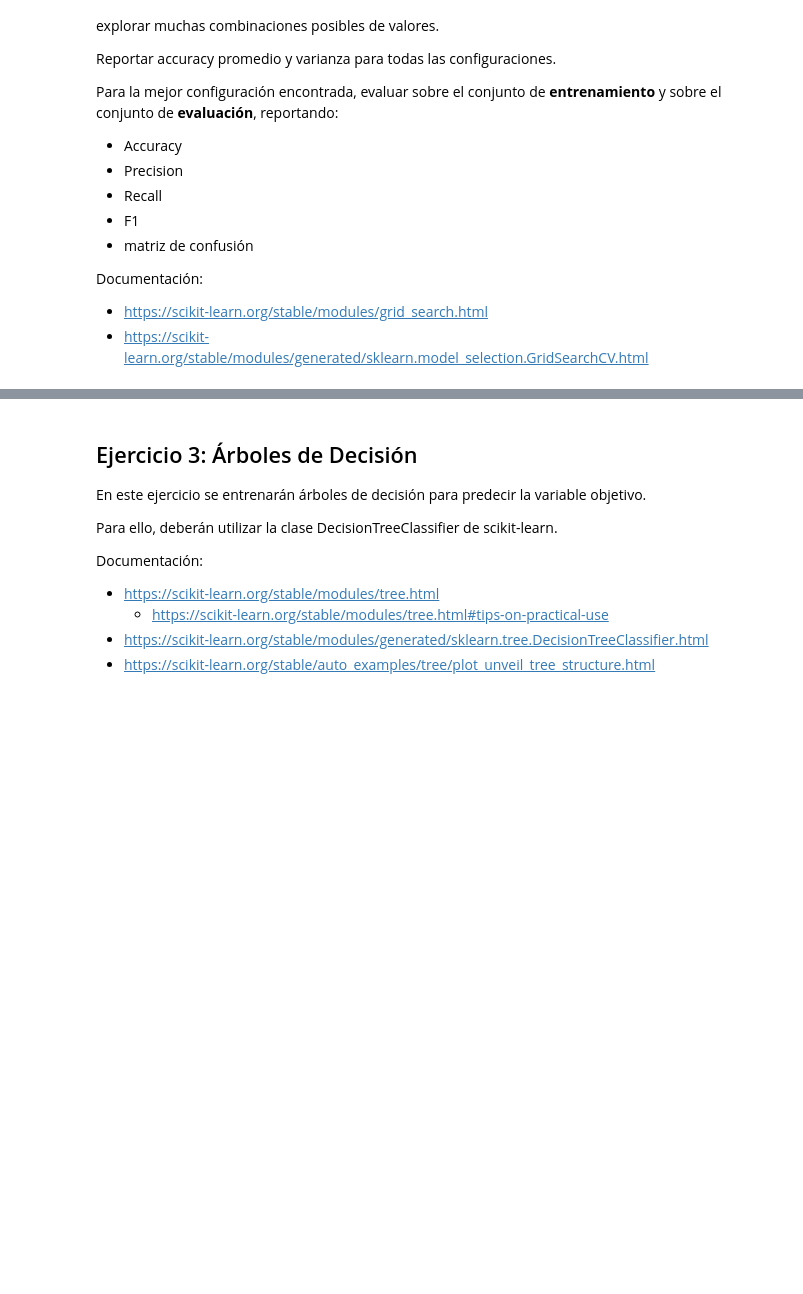
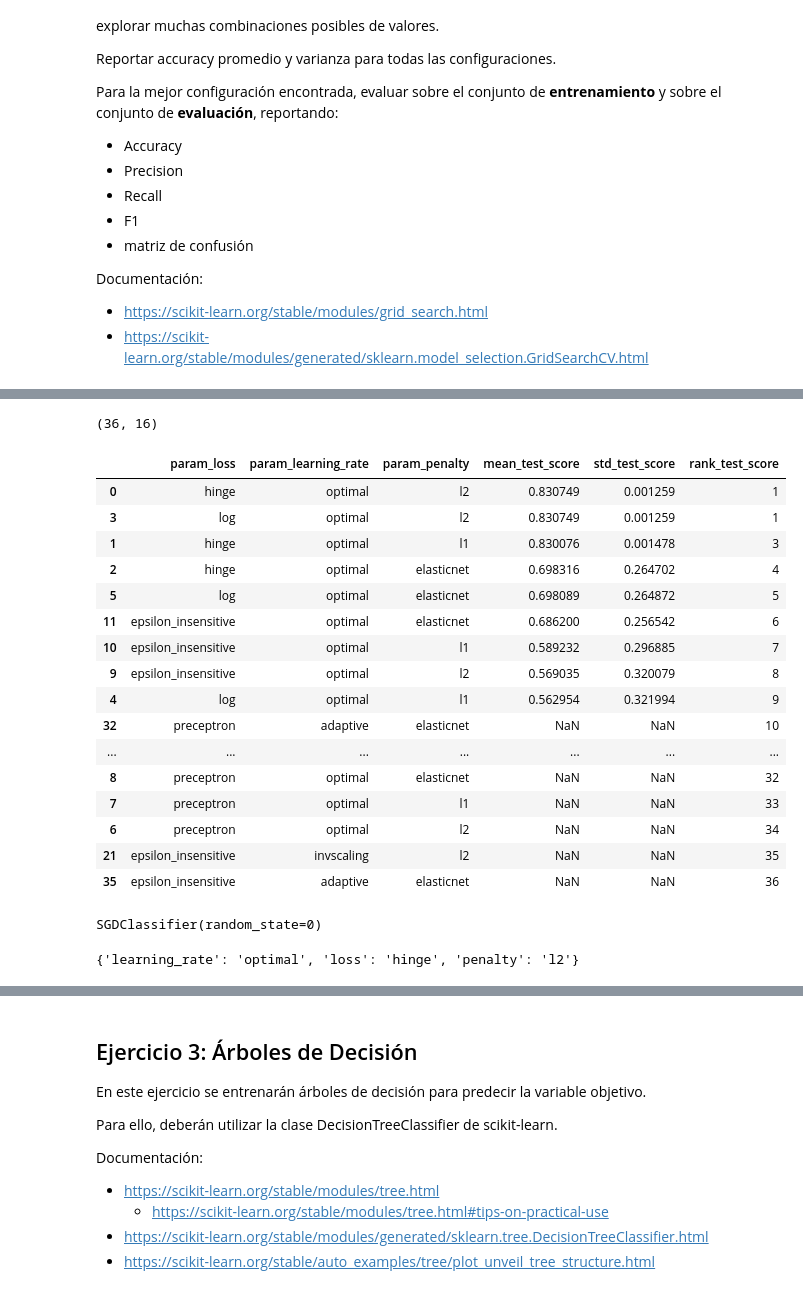
Before and after one commit to Nico37-coder/IAA-Team-22, a Jupyter notebook: Lab 2 NEF.ipynb, the cells around one changed output, grey strips where cells are left out. Saved outputs shown, nothing was run; the diff lists cells and outputs as text; code cells hidden in the pictures; blank space fills up the shorter version.

```diff
--- a/Lab 2 NEF.ipynb
+++ b/Lab 2 NEF.ipynb
@@ -217,0 +293,7 @@ Documentación:
+# %%
+#from sklearn.model_selection import GridSearchCV
+
+model = SGDClassifier(random_state=0)
+
+cv = GridSearchCV(model, param_grid, scoring='accuracy', cv=5)
+cv.fit(X_train, y_train);
@@ -217,0 +318,10 @@ Documentación:
+# %%
+results = cv.cv_results_
+params = results['params']
+mean = results['mean_test_score']
+std = results['std_test_score']
+rank = results['rank_test_score']
+
+#print("loss\tlearning_rate\tpenalty\t| mean\tstd\trank") #Acomodar impresión
+#for p, m, s, r in zip(params, mean, std, rank):
+  #  print(f"{p['loss']}\t{p['learning_rate']}\t{p['penalty']}\t| {m:0.2f}\t{s:0.2f}\t{r}")
@@ -217,0 +338,36 @@ Documentación:
+# %%
+df.shape
+# %% [output]
+(36, 16)
+# %%
+df = pd.DataFrame(results)
+df=df[['param_loss', 'param_learning_rate', 'param_penalty', 'mean_test_score', 'std_test_score', 'rank_test_score']]
+# %%
+df = df.sort_values('rank_test_score')
+df
+# %% [output]
+|  | param_loss | param_learning_rate | param_penalty | mean_test_score | std_test_score | rank_test_score |
+| 0 | hinge | optimal | l2 | 0.830749 | 0.001259 | 1 |
+| 3 | log | optimal | l2 | 0.830749 | 0.001259 | 1 |
+| 1 | hinge | optimal | l1 | 0.830076 | 0.001478 | 3 |
+| 2 | hinge | optimal | elasticnet | 0.698316 | 0.264702 | 4 |
+| 5 | log | optimal | elasticnet | 0.698089 | 0.264872 | 5 |
+| 11 | epsilon_insensitive | optimal | elasticnet | 0.686200 | 0.256542 | 6 |
+| 10 | epsilon_insensitive | optimal | l1 | 0.589232 | 0.296885 | 7 |
+| 9 | epsilon_insensitive | optimal | l2 | 0.569035 | 0.320079 | 8 |
+| 4 | log | optimal | l1 | 0.562954 | 0.321994 | 9 |
+| 32 | preceptron | adaptive | elasticnet | NaN | NaN | 10 |
+| ... | ... | ... | ... | ... | ... | ... |
+| 8 | preceptron | optimal | elasticnet | NaN | NaN | 32 |
+| 7 | preceptron | optimal | l1 | NaN | NaN | 33 |
+| 6 | preceptron | optimal | l2 | NaN | NaN | 34 |
+| 21 | epsilon_insensitive | invscaling | l2 | NaN | NaN | 35 |
+| 35 | epsilon_insensitive | adaptive | elasticnet | NaN | NaN | 36 |
+# %%
+cv.best_estimator_
+# %% [output]
+SGDClassifier(random_state=0)
+# %%
+cv.best_params_
+# %% [output]
+{'learning_rate': 'optimal', 'loss': 'hinge', 'penalty': 'l2'}
```
Also changed, not shown: parts of 58 cells of this notebook, 1 other file.
